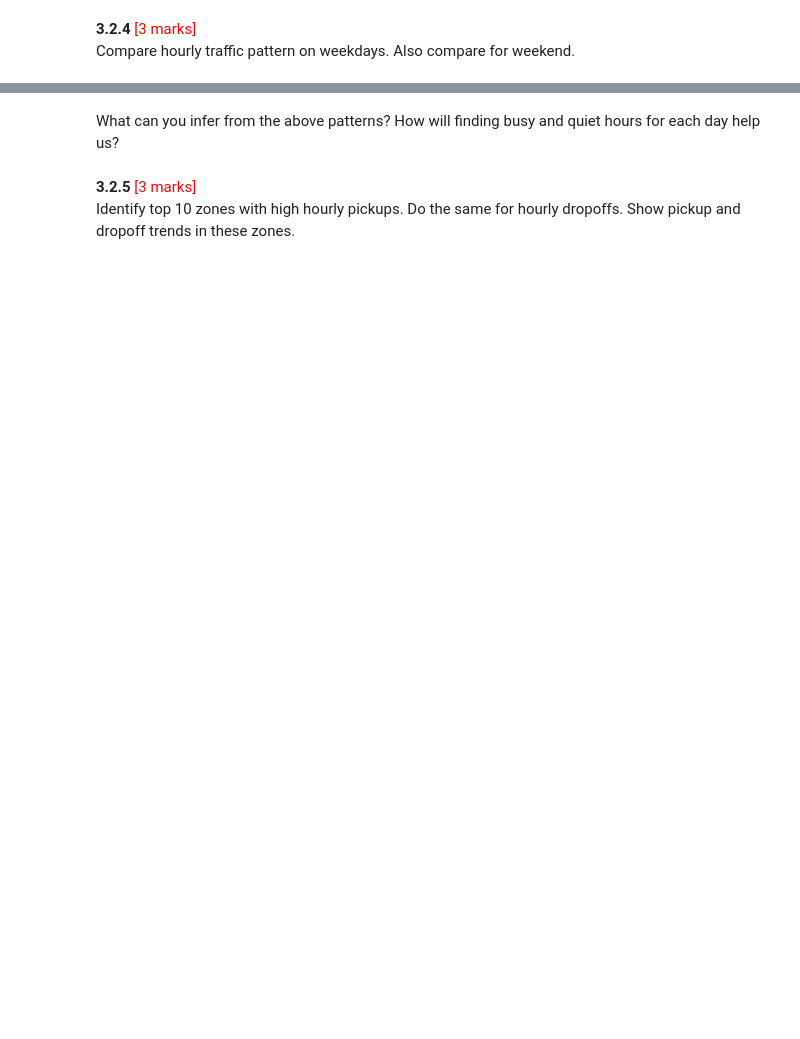
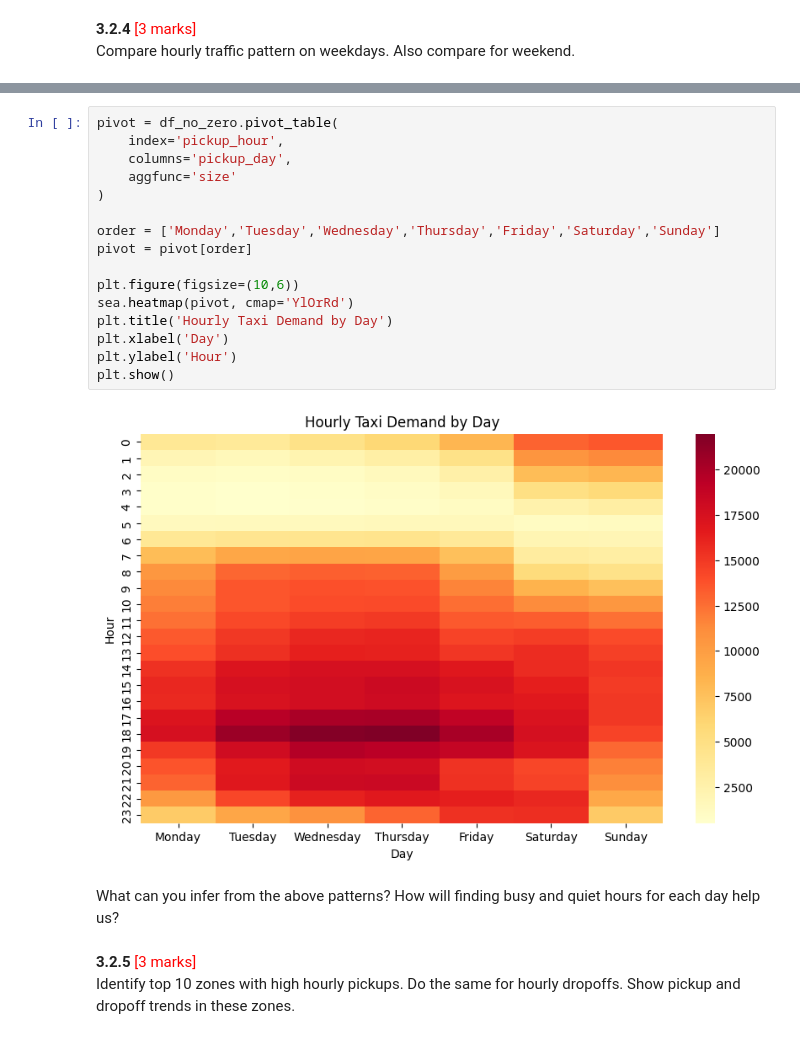
Before and after one commit to ChetanTiwari195/NewYorkTaxiEDA_DS_CT, a Jupyter notebook: EDA_Optimising_NYC_Taxis_ChetanTiwari.ipynb, the cells around one changed output, grey strips where cells are left out. Saved outputs shown, nothing was run; the diff lists cells and outputs as text; blank space fills up the shorter version.

```diff
--- a/EDA_Optimising_NYC_Taxis_ChetanTiwari.ipynb
+++ b/EDA_Optimising_NYC_Taxis_ChetanTiwari.ipynb
@@ -1467,3 +1541,21 @@ Compare hourly traffic pattern on weekdays. Also compare for weekend.
+# %%
+pivot = df_no_zero.pivot_table(
+    index='pickup_hour',
+    columns='pickup_day',
+    aggfunc='size'
+)
+
+order = ['Monday','Tuesday','Wednesday','Thursday','Friday','Saturday','Sunday']
+pivot = pivot[order]
+
+plt.figure(figsize=(10,6))
+sea.heatmap(pivot, cmap='YlOrRd')
+plt.title('Hourly Taxi Demand by Day')
+plt.xlabel('Day')
+plt.ylabel('Hour')
+plt.show()
+# %% [output]
+[figure, added]
 # %% [markdown]
 What can you infer from the above patterns? How will finding busy and quiet hours for each day help us?
 # %% [markdown]
```
Also changed, not shown: parts of 49 cells of this notebook, 1 other file.
